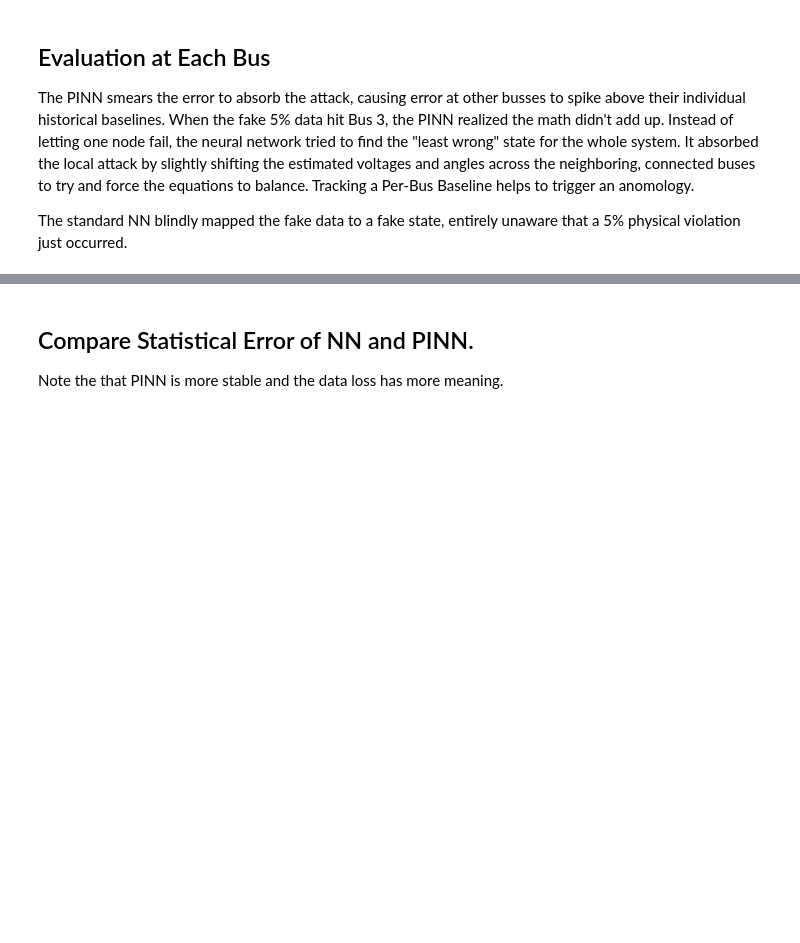
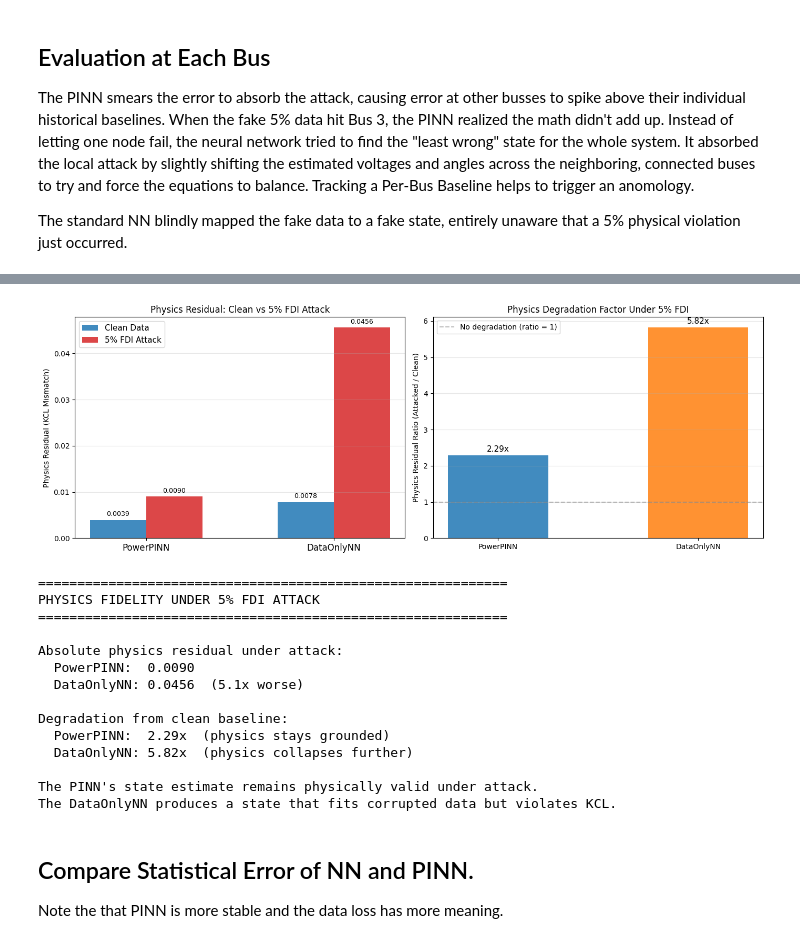
Before and after one commit to MangoCode13/PowerPINN, a Jupyter notebook: PINN.ipynb, the cells around one changed output, grey strips where cells are left out. Cells and saved outputs as stored; diff of their text form; code cells hidden in the pictures; blank space fills up the shorter version.

```diff
--- a/PINN.ipynb
+++ b/PINN.ipynb
@@ -252,8 +333,8 @@ def physics_loss(model, x_batch, Y_bus, x_mean, x_std, y_mean, y_std):
     Q_calc = S_complex.imag
 
     # 8. Compute Mean Squared Error (MSE) between calculated and measured P and Q
-    mse_p = nn.MSELoss()(P_calc, p_measurements)
-    mse_q = nn.MSELoss()(Q_calc, q_measurements)
+    mse_p = nn.MSELoss()(P_calc, -p_measurements)
+    mse_q = nn.MSELoss()(Q_calc, -q_measurements)
 
     # 9. Return the sum of these two MSEs as the physics_loss
     return mse_p + mse_q
@@ -673,3 +1239,75 @@ print(f'DataOnlyNN Bus 3 residual change: {data_attack_bus[attack_bus-1] - data_
+# %%
+# Physics fidelity comparison: clean vs 5% FDI attack
+pinn_phys_clean = pinn_results['clean']['Physics']
+pinn_phys_attack = pinn_results['attacked']['Physics']
+do_phys_clean = data_only_results['clean']['Physics']
+do_phys_attack = data_only_results['attacked']['Physics']
+
+fig, axes = plt.subplots(1, 2, figsize=(14, 5))
+
+# --- Left: Absolute physics residual comparison ---
+models = ['PowerPINN', 'DataOnlyNN']
+clean_vals = [pinn_phys_clean, do_phys_clean]
+attack_vals = [pinn_phys_attack, do_phys_attack]
+
+x = np.arange(len(models))
+width = 0.3
+
+bars1 = axes[0].bar(x - width/2, clean_vals, width, label='Clean Data', color='tab:blue', alpha=0.85)
+bars2 = axes[0].bar(x + width/2, attack_vals, width, label='5% FDI Attack', color='tab:red', alpha=0.85)
+axes[0].set_ylabel('Physics Residual (KCL Mismatch)')
+axes[0].set_title('Physics Residual: Clean vs 5% FDI Attack')
+axes[0].set_xticks(x)
+axes[0].set_xticklabels(models, fontsize=12)
+axes[0].legend(fontsize=11)
+axes[0].bar_label(bars1, fmt='%.4f', padding=3, fontsize=9)
+axes[0].bar_label(bars2, fmt='%.4f', padding=3, fontsize=9)
+axes[0].grid(axis='y', alpha=0.3)
+
+# --- Right: Ratio of attacked/clean residual (how much each model's physics degrades) ---
+pinn_ratio = pinn_phys_attack / pinn_phys_clean
+do_ratio = do_phys_attack / do_phys_clean
+
+colors = ['tab:blue', 'tab:orange']
+bars = axes[1].bar(models, [pinn_ratio, do_ratio], color=colors, alpha=0.85, width=0.5)
+axes[1].set_ylabel('Physics Residual Ratio (Attacked / Clean)')
+axes[1].set_title('Physics Degradation Factor Under 5% FDI')
+axes[1].axhline(y=1.0, color='gray', linestyle='--', alpha=0.5, label='No degradation (ratio = 1)')
+axes[1].bar_label(bars, fmt='%.2fx', padding=3, fontsize=11)
+axes[1].legend(fontsize=10)
+axes[1].grid(axis='y', alpha=0.3)
+
+plt.tight_layout()
+plt.show()
+
+# Summary
+print("=" * 60)
+print("PHYSICS FIDELITY UNDER 5% FDI ATTACK")
+print("=" * 60)
+print(f"\nAbsolute physics residual under attack:")
+print(f"  PowerPINN:  {pinn_phys_attack:.4f}")
+print(f"  DataOnlyNN: {do_phys_attack:.4f}  ({do_phys_attack/pinn_phys_attack:.1f}x worse)")
+print(f"\nDegradation from clean baseline:")
+print(f"  PowerPINN:  {pinn_ratio:.2f}x  (physics stays grounded)")
+print(f"  DataOnlyNN: {do_ratio:.2f}x  (physics collapses further)")
+print(f"\nThe PINN's state estimate remains physically valid under attack.")
+print(f"The DataOnlyNN produces a state that fits corrupted data but violates KCL.")
+# %% [output]
+[figure, added]
+============================================================
+PHYSICS FIDELITY UNDER 5% FDI ATTACK
+============================================================
+
+Absolute physics residual under attack:
+  PowerPINN:  0.0090
+  DataOnlyNN: 0.0456  (5.1x worse)
+
+Degradation from clean baseline:
+  PowerPINN:  2.29x  (physics stays grounded)
+  DataOnlyNN: 5.82x  (physics collapses further)
+
+The PINN's state estimate remains physically valid under attack.
+The DataOnlyNN produces a state that fits corrupted data but violates KCL.
 # %% [markdown]
 ## Compare Statistical Error of NN and PINN.
 Note the that PINN is more stable and the data loss has more meaning.
```
Also changed, not shown: parts of 28 cells of this notebook.
